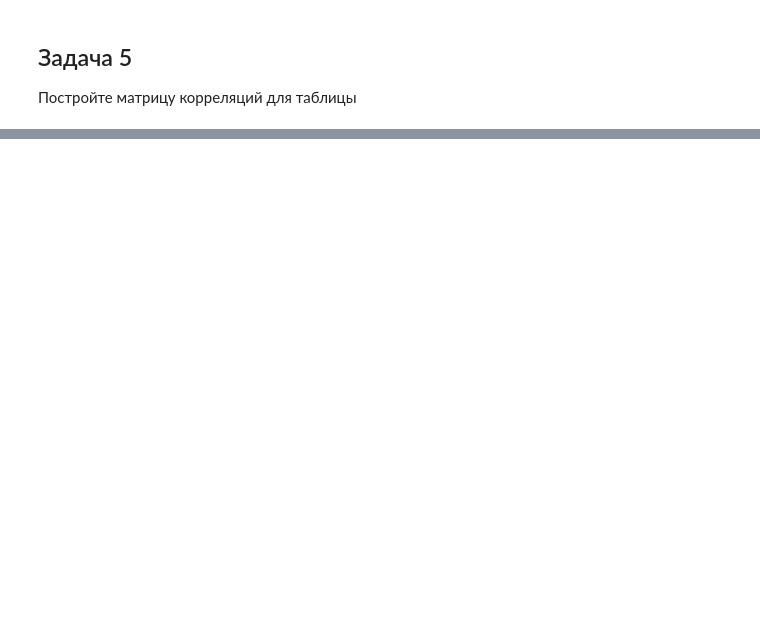
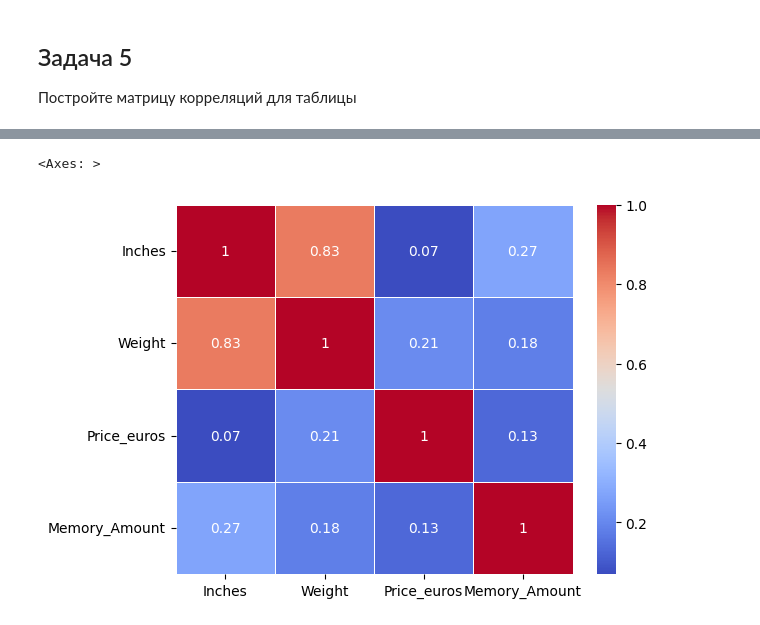
Before and after one commit to ElenaPhoenix/Python_for_analysts.Seminars_and_homework, a Jupyter notebook: Seminar_4/Task_5.ipynb, the cells around one changed output, grey strips where cells are left out. Saved outputs shown, nothing was run; the diff lists cells and outputs as text; code cells hidden in the pictures; blank space fills up the shorter version.

```diff
--- a/Seminar_4/Task_5.ipynb
+++ b/Seminar_4/Task_5.ipynb
@@ -18,0 +27,5 @@ df.head()
+# %%
+d = df.corr(numeric_only=True) # Корреляция - взаимосвязь между 2 величинами
+d = np.round(d,2) # округляем значения до 2 знаков после запятой
+d = np.abs(d) # сделали значения абсолютными величинами (неотрицательными)
+d
@@ -18,0 +38,6 @@ df.head()
+# %%
+plt.figure()
+sns.heatmap(d, annot = True, linewidths=0.5, cmap='coolwarm')
+# %% [output]
+<Axes: >
+[figure, added]
```
Also changed, not shown: parts of 2 cells of this notebook, 2 other files.
